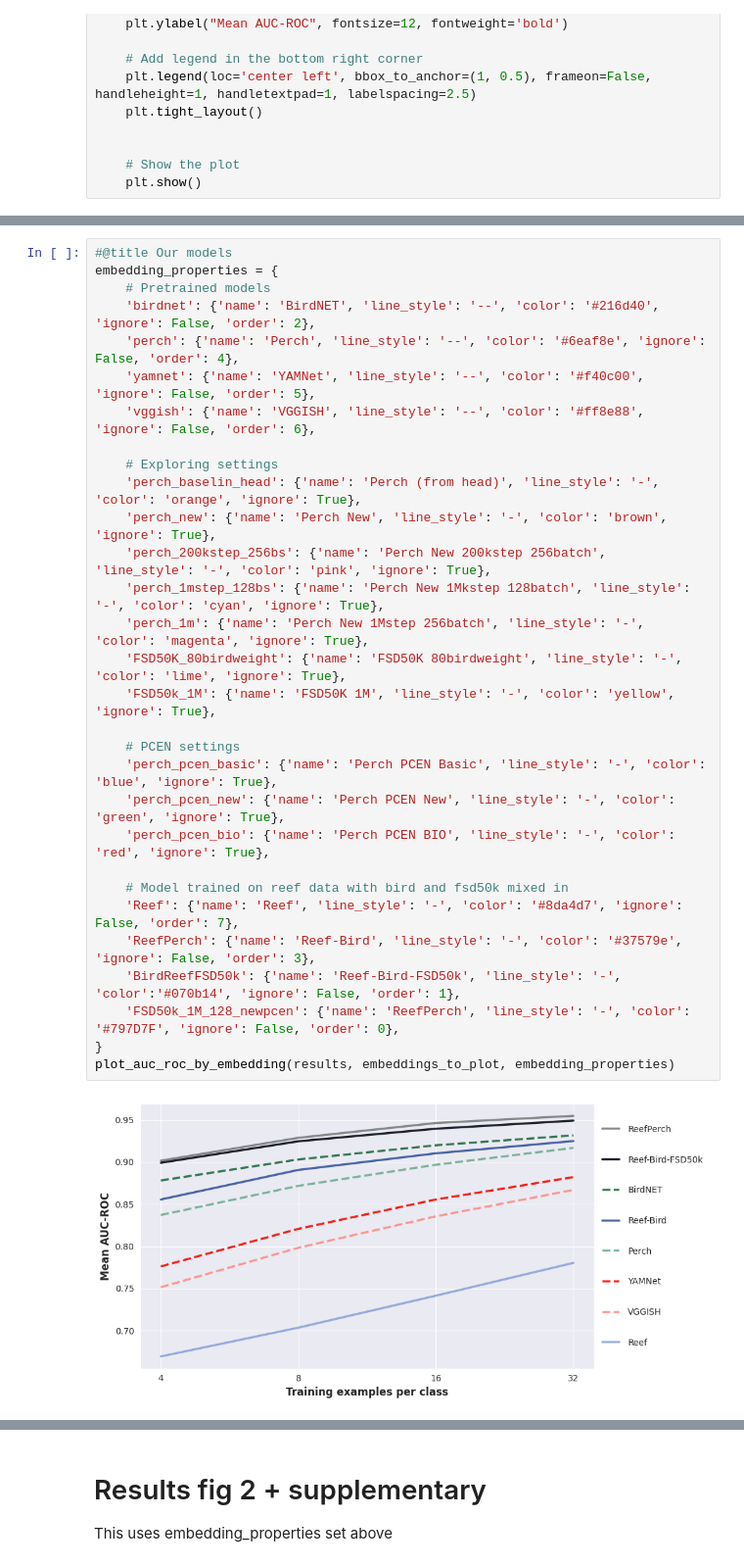
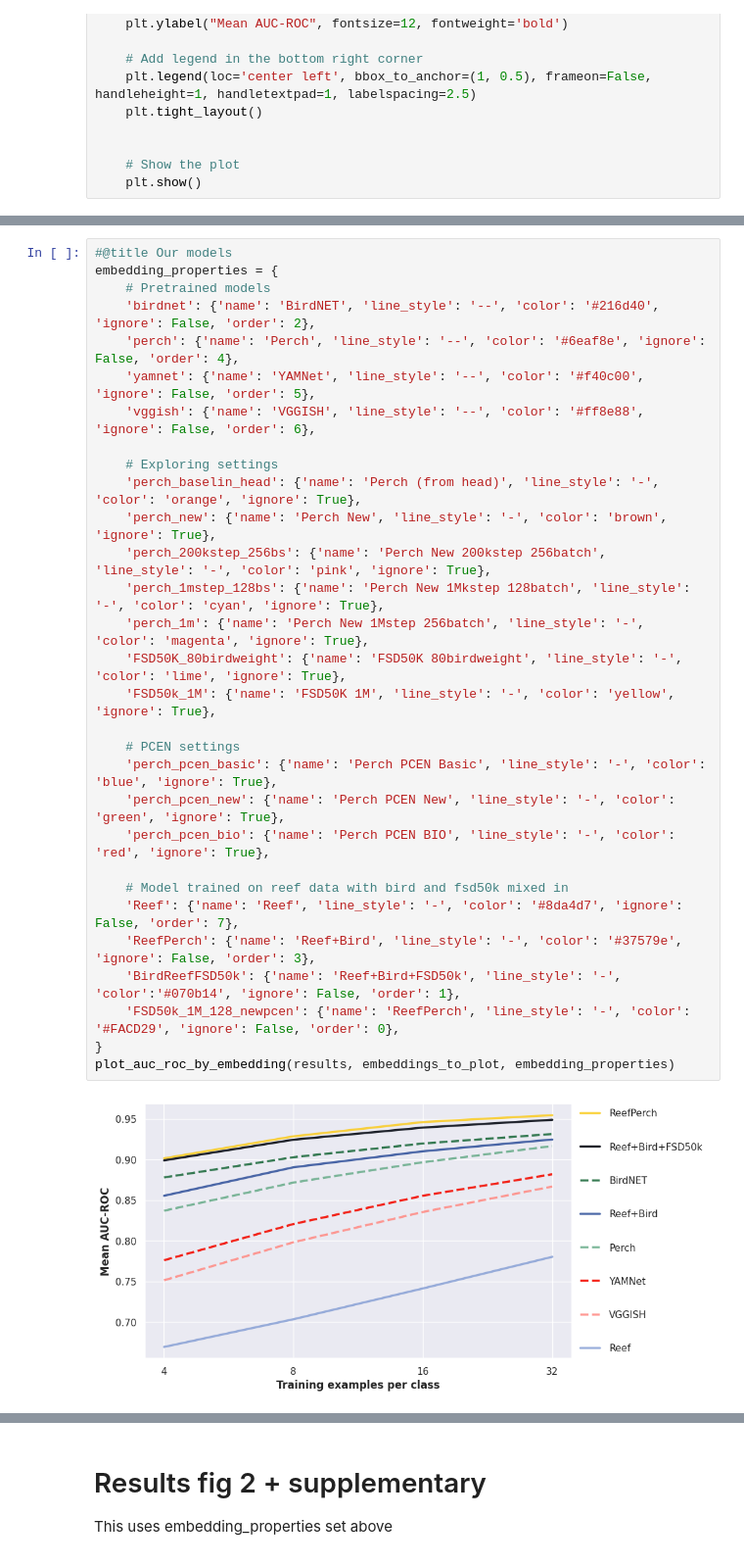
Before and after one commit to BenUCL/surfperch, a Jupyter notebook: manuscript-additions/figures.ipynb, the cells around one changed output, grey strips where cells are left out. Shown at 98% size. Saved outputs shown, nothing was run; the diff lists cells and outputs as text.

```diff
--- a/manuscript-additions/figures.ipynb
+++ b/manuscript-additions/figures.ipynb
@@ -188,35 +188,35 @@ plot_auc_roc_by_embedding(results, embeddings_to_plot, embedding_properties)
 # %%
 #@title Our models
 embedding_properties = {
     # Pretrained models
     'birdnet': {'name': 'BirdNET', 'line_style': '--', 'color': '#216d40', 'ignore': False, 'order': 2},
     'perch': {'name': 'Perch', 'line_style': '--', 'color': '#6eaf8e', 'ignore': False, 'order': 4},
     'yamnet': {'name': 'YAMNet', 'line_style': '--', 'color': '#f40c00', 'ignore': False, 'order': 5},
     'vggish': {'name': 'VGGISH', 'line_style': '--', 'color': '#ff8e88', 'ignore': False, 'order': 6},
 
     # Exploring settings
     'perch_baselin_head': {'name': 'Perch (from head)', 'line_style': '-', 'color': 'orange', 'ignore': True},
     'perch_new': {'name': 'Perch New', 'line_style': '-', 'color': 'brown', 'ignore': True},
     'perch_200kstep_256bs': {'name': 'Perch New 200kstep 256batch', 'line_style': '-', 'color': 'pink', 'ignore': True},
     'perch_1mstep_128bs': {'name': 'Perch New 1Mkstep 128batch', 'line_style': '-', 'color': 'cyan', 'ignore': True},
     'perch_1m': {'name': 'Perch New 1Mstep 256batch', 'line_style': '-', 'color': 'magenta', 'ignore': True},
     'FSD50K_80birdweight': {'name': 'FSD50K 80birdweight', 'line_style': '-', 'color': 'lime', 'ignore': True},
     'FSD50k_1M': {'name': 'FSD50K 1M', 'line_style': '-', 'color': 'yellow', 'ignore': True},
 
     # PCEN settings
     'perch_pcen_basic': {'name': 'Perch PCEN Basic', 'line_style': '-', 'color': 'blue', 'ignore': True},
     'perch_pcen_new': {'name': 'Perch PCEN New', 'line_style': '-', 'color': 'green', 'ignore': True},
     'perch_pcen_bio': {'name': 'Perch PCEN BIO', 'line_style': '-', 'color': 'red', 'ignore': True},
 
     # Model trained on reef data with bird and fsd50k mixed in
     'Reef': {'name': 'Reef', 'line_style': '-', 'color': '#8da4d7', 'ignore': False, 'order': 7},
-    'ReefPerch': {'name': 'Reef-Bird', 'line_style': '-', 'color': '#37579e', 'ignore': False, 'order': 3},
-    'BirdReefFSD50k': {'name': 'Reef-Bird-FSD50k', 'line_style': '-', 'color':'#070b14', 'ignore': False, 'order': 1},
-    'FSD50k_1M_128_newpcen': {'name': 'ReefPerch', 'line_style': '-', 'color': '#797D7F', 'ignore': False, 'order': 0},
+    'ReefPerch': {'name': 'Reef+Bird', 'line_style': '-', 'color': '#37579e', 'ignore': False, 'order': 3},
+    'BirdReefFSD50k': {'name': 'Reef+Bird+FSD50k', 'line_style': '-', 'color':'#070b14', 'ignore': False, 'order': 1},
+    'FSD50k_1M_128_newpcen': {'name': 'ReefPerch', 'line_style': '-', 'color': '#FACD29', 'ignore': False, 'order': 0},
 }
 plot_auc_roc_by_embedding(results, embeddings_to_plot, embedding_properties)
 # %% [output]
-[figure, old version]
+[figure, new version]
 # %%
 embedding_properties = {
     # Pretrained models
```
Also changed, not shown: parts of 7 cells of this notebook.
